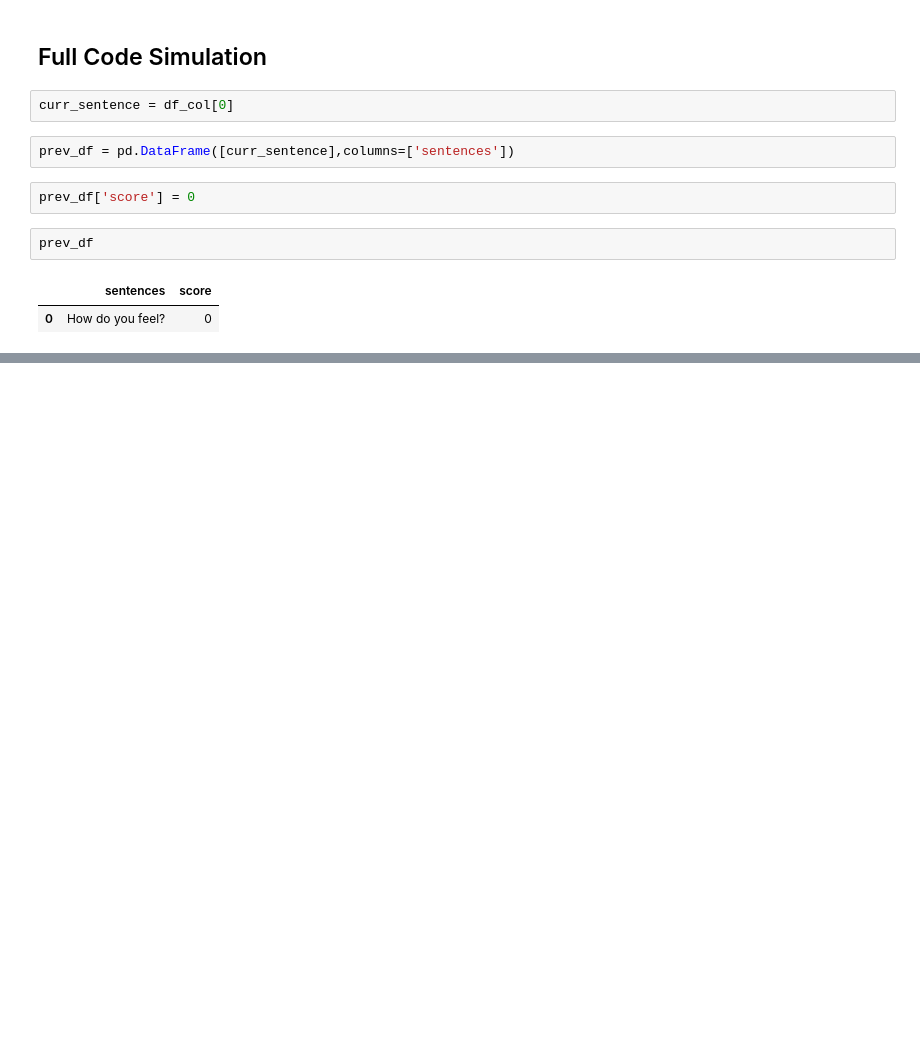
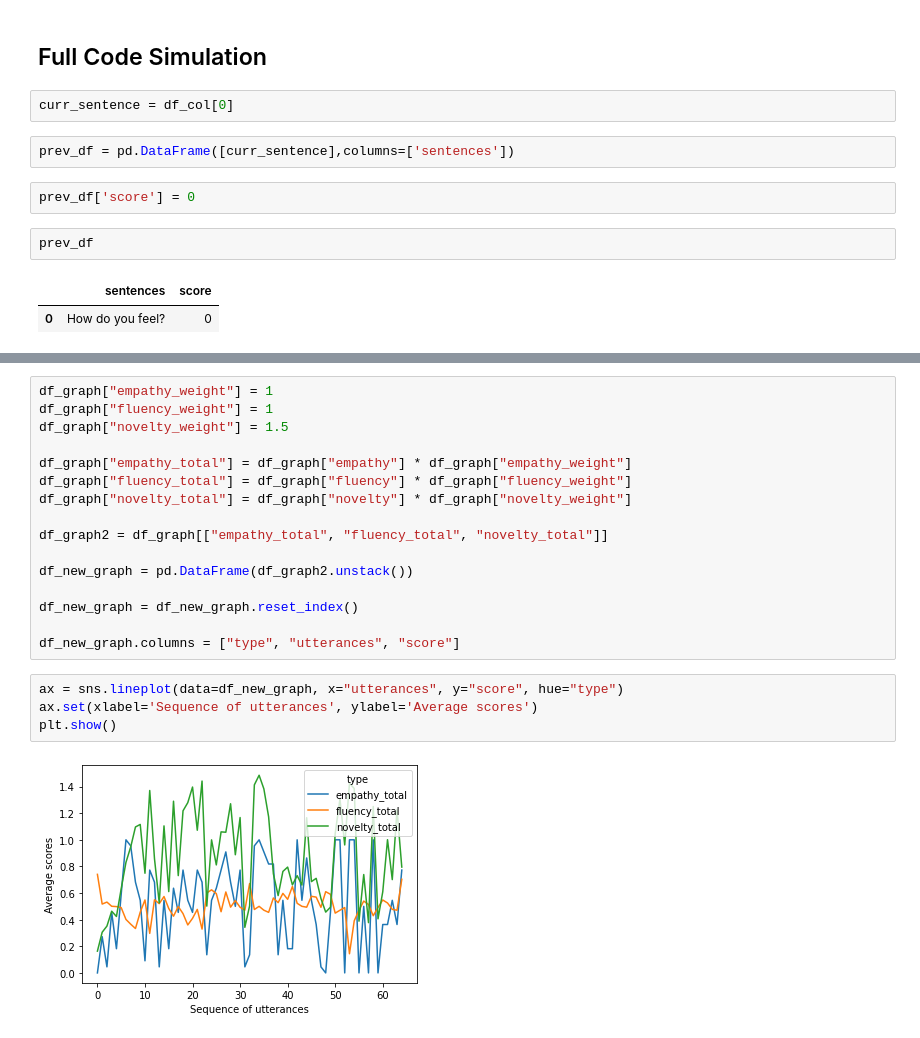
Before and after one commit to weijie9512/official_sat_chatbot, a Jupyter notebook: jupyter/Stage NA - Retrieval.ipynb, the cells around one changed output, grey strips where cells are left out. Cells and saved outputs as stored; diff of their text form; blank space fills up the shorter version.

```diff
--- a/jupyter/Stage NA - Retrieval.ipynb
+++ b/jupyter/Stage NA - Retrieval.ipynb
@@ -351,0 +410,22 @@ sns.lineplot(data=df_graph2)
+# %%
+df_graph["empathy_weight"] = 1
+df_graph["fluency_weight"] = 1
+df_graph["novelty_weight"] = 1.5
+
+df_graph["empathy_total"] = df_graph["empathy"] * df_graph["empathy_weight"]
+df_graph["fluency_total"] = df_graph["fluency"] * df_graph["fluency_weight"]
+df_graph["novelty_total"] = df_graph["novelty"] * df_graph["novelty_weight"]
+
+df_graph2 = df_graph[["empathy_total", "fluency_total", "novelty_total"]]
+
+df_new_graph = pd.DataFrame(df_graph2.unstack())
+
+df_new_graph = df_new_graph.reset_index()
+
+df_new_graph.columns = ["type", "utterances", "score"]
+# %%
+ax = sns.lineplot(data=df_new_graph, x="utterances", y="score", hue="type")
+ax.set(xlabel='Sequence of utterances', ylabel='Average scores')
+plt.show()
+# %% [output]
+[figure, added]
```
Also changed, not shown: parts of 58 cells of this notebook, 2 other files.
